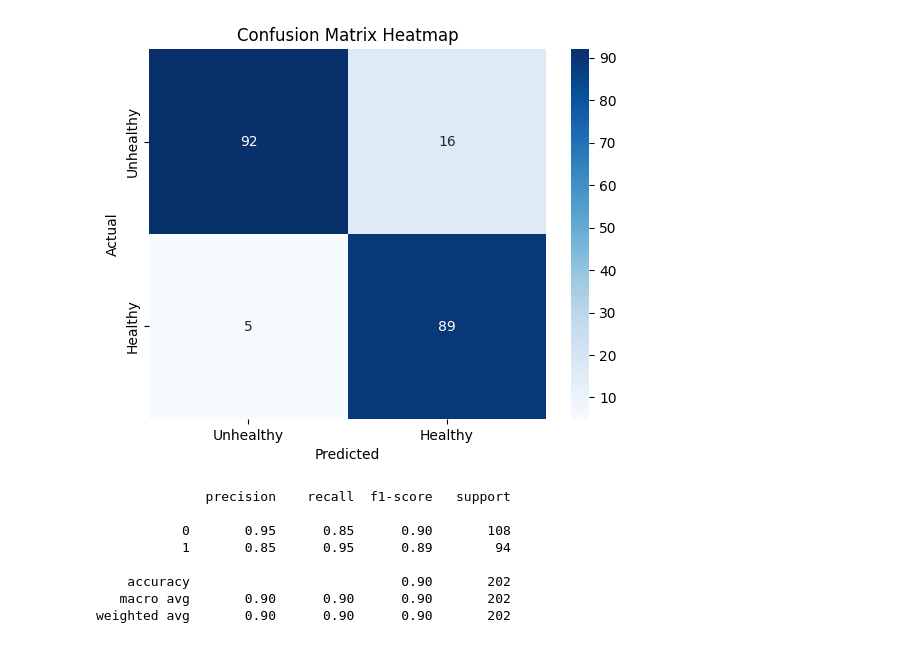
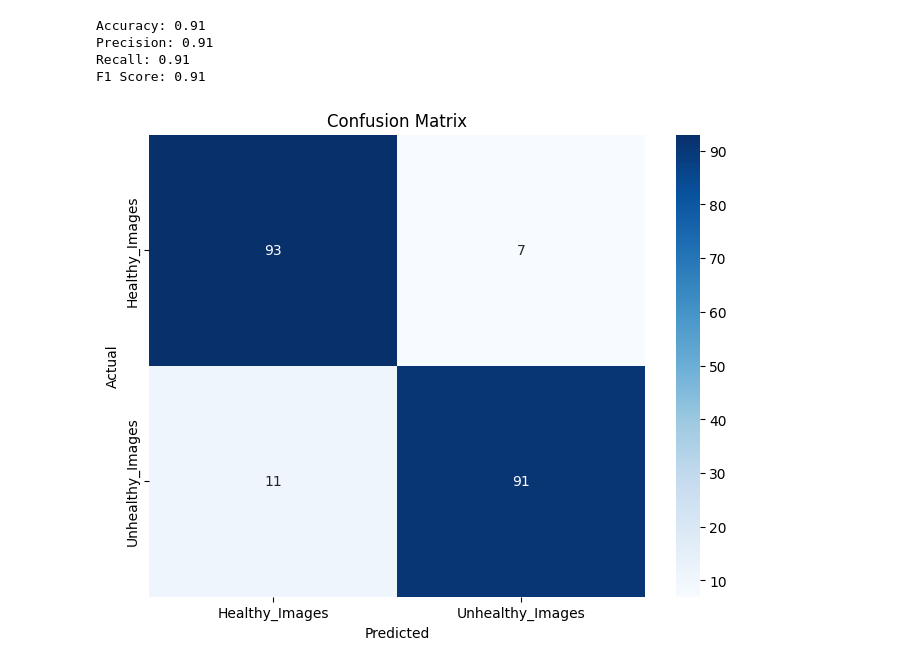
Before and after one commit to K-Senthil-Shunmugam/GrainScan, a Jupyter notebook: Model_Training.ipynb, the cells around one changed output. Drawn from its saved outputs; the diff is of its cells as text; code cells hidden in the pictures.

```diff
--- a/Model_Training.ipynb
+++ b/Model_Training.ipynb
@@ -288,0 +155,3 @@ Test Accuracy: 0.896039605140686
+# %%
+# Load the best model
+loaded_model = models.load_model('model.h5')
@@ -328,30 +186,45 @@ Confusion Matrix:
-# %%
-import seaborn as sns
-
-class_labels = ["Unhealthy", "Healthy"]
-# Create a heatmap
-sns.heatmap(cm, annot=True, fmt="d", cmap="Blues", xticklabels=class_labels, yticklabels=class_labels)
-plt.xlabel("Predicted")
-plt.ylabel("Actual")
-plt.title("Confusion Matrix Heatmap")
-# Show the plot
-plt.show()
-# %% [output]
-[figure, removed]
-# %%
-from sklearn.metrics import classification_report
-
-# Generate a classification report
-report = classification_report(y_test, y_pred_classes)
-
-# Print the classification report
-print(report)
-# %% [output]
-              precision    recall  f1-score   support
-
-           0       0.95      0.85      0.90       108
-           1       0.85      0.95      0.89        94
-
-    accuracy                           0.90       202
-   macro avg       0.90      0.90      0.90       202
-weighted avg       0.90      0.90      0.90       202
+# %%
+# Confusion matrix
+from sklearn.metrics import confusion_matrix, classification_report
+import seaborn as sns
+import matplotlib.pyplot as plt
+
+# Function to plot confusion matrix
+def plot_confusion_matrix(y_true, y_pred, class_names):
+    cm = confusion_matrix(y_true, y_pred)
+    plt.figure(figsize=(8, 6))
+    sns.heatmap(cm, annot=True, fmt='d', cmap='Blues', xticklabels=class_names, yticklabels=class_names)
+    plt.xlabel('Predicted')
+    plt.ylabel('Actual')
+    plt.title('Confusion Matrix')
+
+    # Calculate additional metrics
+    accuracy = np.trace(cm) / np.sum(cm)
+    precision = np.diagonal(cm) / np.sum(cm, axis=0)
+    recall = np.diagonal(cm) / np.sum(cm, axis=1)
+    f1_score = 2 * (precision * recall) / (precision + recall)
+
+    print(f"Accuracy: {accuracy:.2f}")
+    print(f"Precision: {np.mean(precision):.2f}")
+    print(f"Recall: {np.mean(recall):.2f}")
+    print(f"F1 Score: {np.mean(f1_score):.2f}")
+
+    plt.show()
+
+# Predict using the loaded model
+test_generator.reset()
+predictions = loaded_model.predict_generator(test_generator)
+predictions = np.where(predictions > 0.5, 1, 0)
+true_labels = test_generator.classes
+
+# Get class names
+class_names = label_mapping
+
+# Plot confusion matrix
+plot_confusion_matrix(true_labels, predictions, class_names)
+# %% [output]
+Accuracy: 0.91
+Precision: 0.91
+Recall: 0.91
+F1 Score: 0.91
+[figure, added]
```
Also changed, not shown: parts of 24 cells of this notebook.
